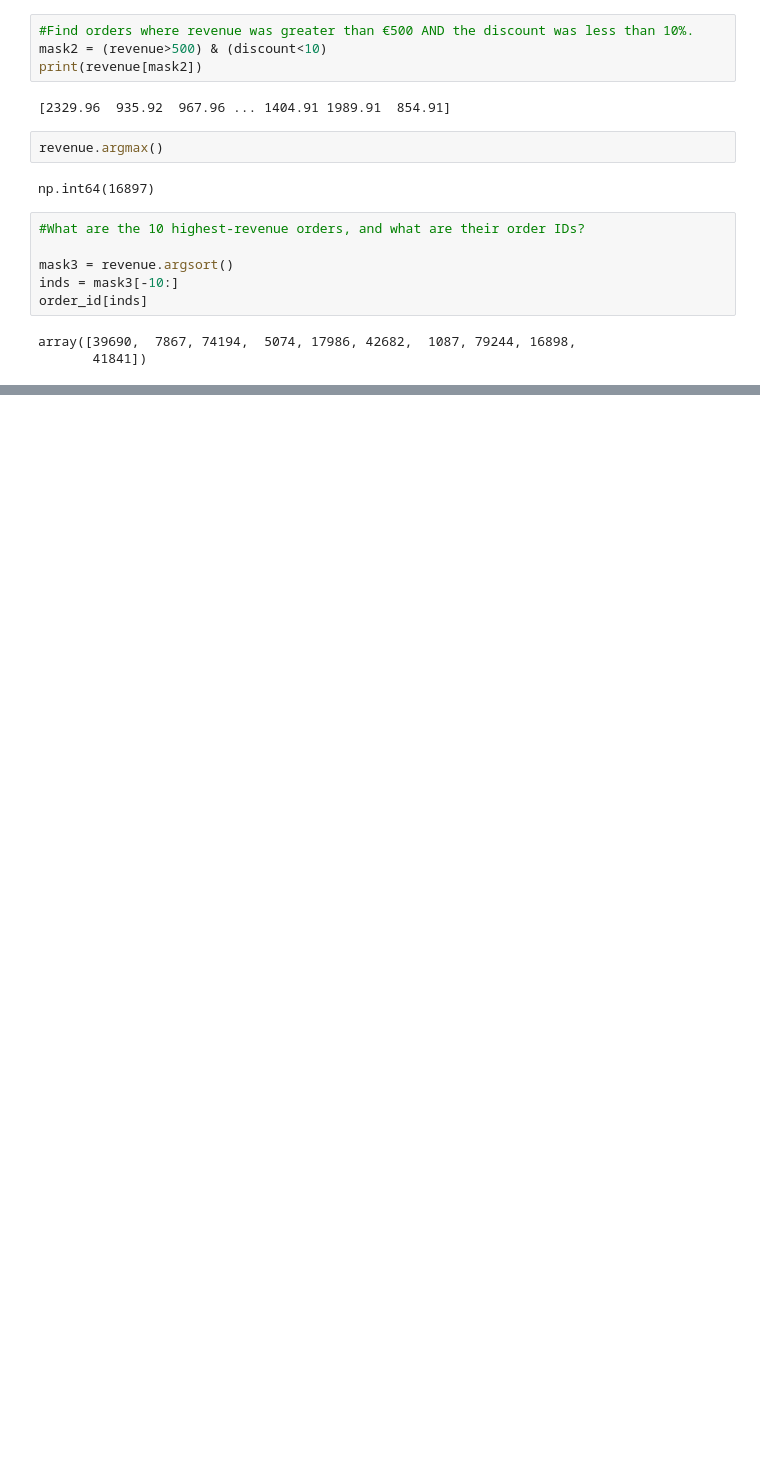
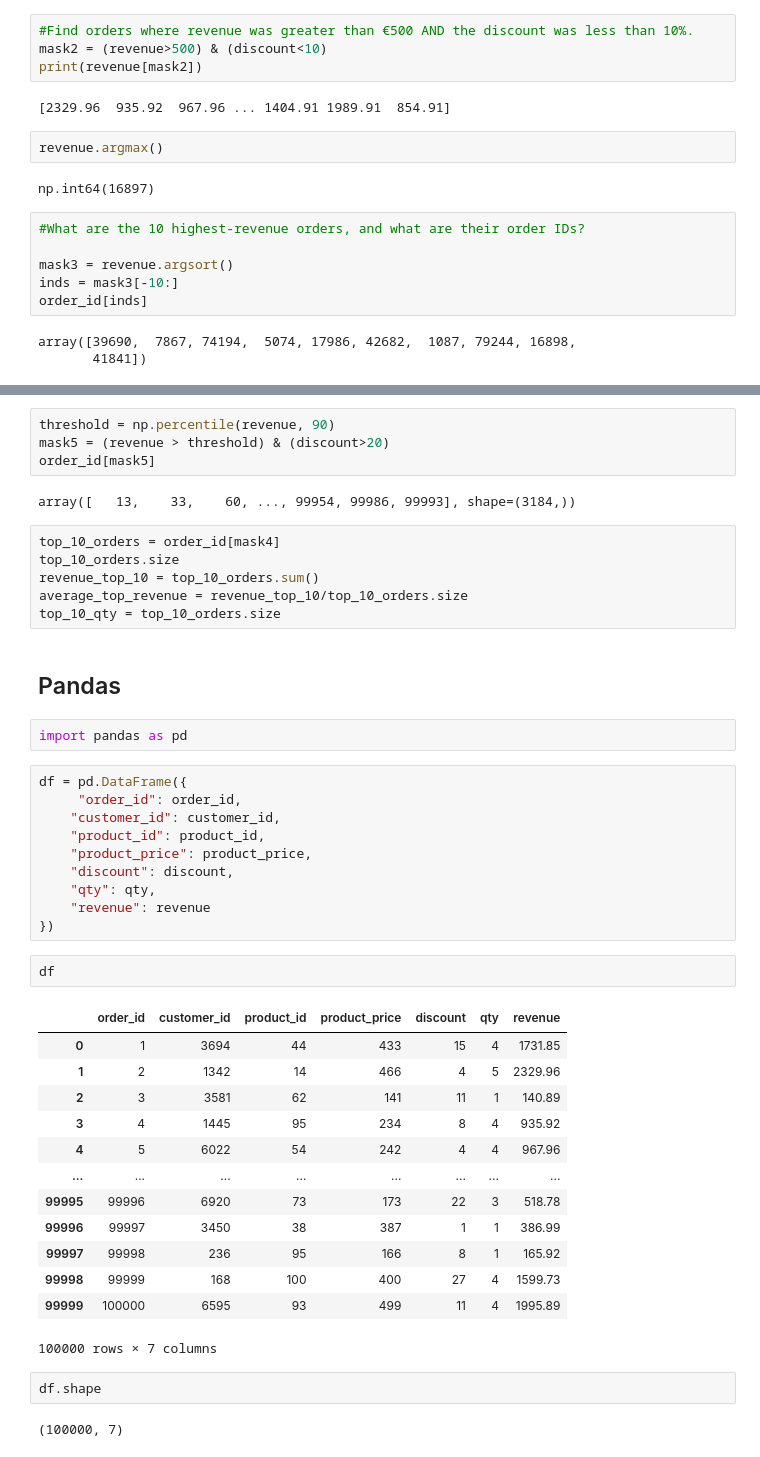
Before and after one commit to Abhishekkange/Machine-Learning, a Jupyter notebook: Numpy/numpy_project.ipynb, the cells around one changed output, grey strips where cells are left out. Drawn from its saved outputs; the diff is of its cells as text; blank space fills up the shorter version.

Commit message:
pandas practice

```diff
--- a/Numpy/numpy_project.ipynb
+++ b/Numpy/numpy_project.ipynb
@@ -122,0 +130,46 @@ array([3694, 6172, 5253, 4306, 2006, 9272, 9798, 3482, 5192,  874])
+# %%
+threshold = np.percentile(revenue, 90)
+mask5 = (revenue > threshold) & (discount>20)
+order_id[mask5]
+# %% [output]
+array([   13,    33,    60, ..., 99954, 99986, 99993], shape=(3184,))
+# %%
+top_10_orders = order_id[mask4]
+top_10_orders.size
+revenue_top_10 = top_10_orders.sum()
+average_top_revenue = revenue_top_10/top_10_orders.size
+top_10_qty = top_10_orders.size
+# %% [markdown]
+## Pandas
+# %%
+import pandas as pd
+# %%
+df = pd.DataFrame({
+     "order_id": order_id,
+    "customer_id": customer_id,
+    "product_id": product_id,
+    "product_price": product_price,
+    "discount": discount,
+    "qty": qty,
+    "revenue": revenue
+})
+# %%
+df
+# %% [output]
+|  | order_id | customer_id | product_id | product_price | discount | qty | revenue |
+| 0 | 1 | 3694 | 44 | 433 | 15 | 4 | 1731.85 |
+| 1 | 2 | 1342 | 14 | 466 | 4 | 5 | 2329.96 |
+| 2 | 3 | 3581 | 62 | 141 | 11 | 1 | 140.89 |
+| 3 | 4 | 1445 | 95 | 234 | 8 | 4 | 935.92 |
+| 4 | 5 | 6022 | 54 | 242 | 4 | 4 | 967.96 |
+| ... | ... | ... | ... | ... | ... | ... | ... |
+| 99995 | 99996 | 6920 | 73 | 173 | 22 | 3 | 518.78 |
+| 99996 | 99997 | 3450 | 38 | 387 | 1 | 1 | 386.99 |
+| 99997 | 99998 | 236 | 95 | 166 | 8 | 1 | 165.92 |
+| 99998 | 99999 | 168 | 100 | 400 | 27 | 4 | 1599.73 |
+| 99999 | 100000 | 6595 | 93 | 499 | 11 | 4 | 1995.89 |
+100000 rows × 7 columns
+# %%
+df.shape
+# %% [output]
+(100000, 7)
```
Also changed, not shown: parts of 14 cells of this notebook.
